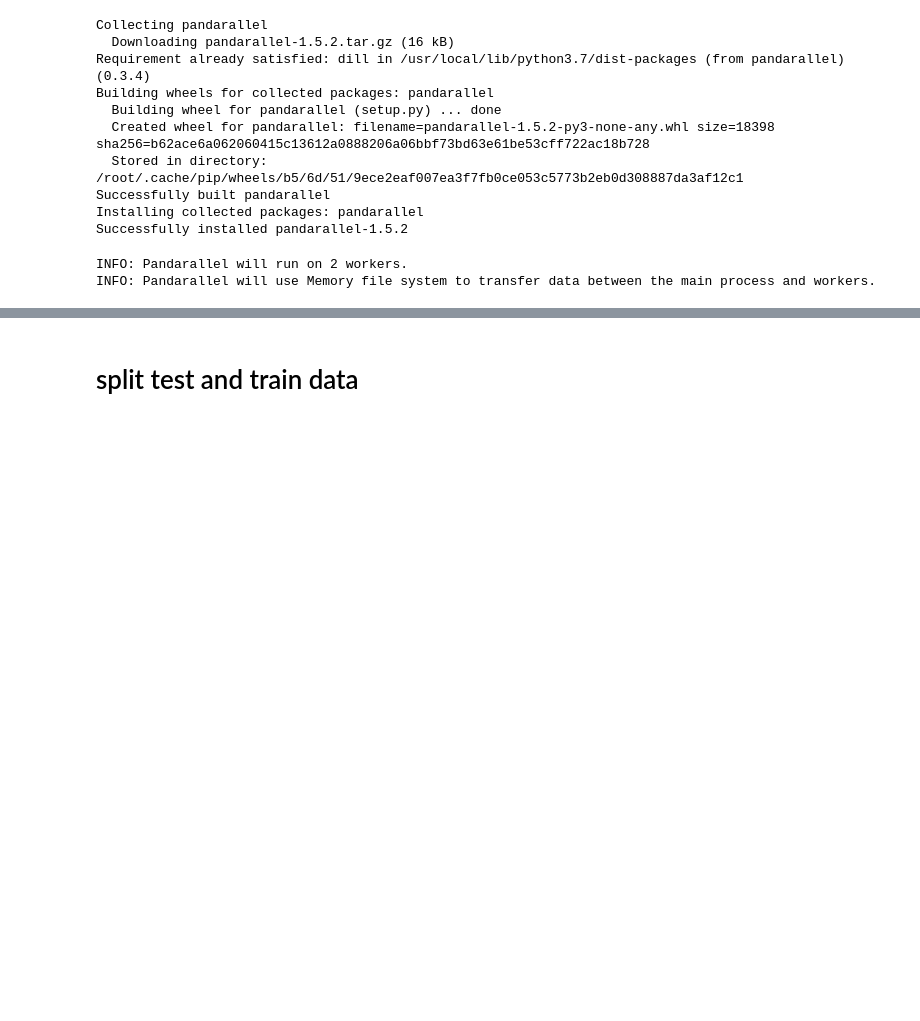
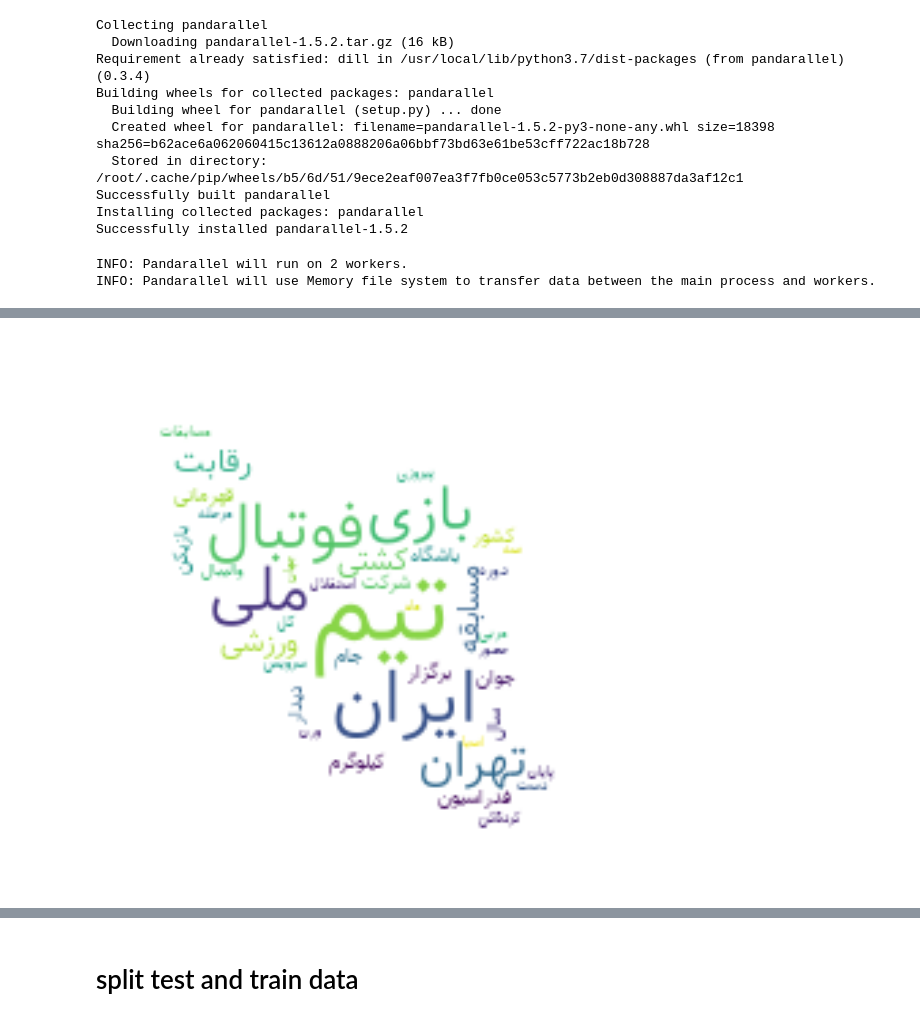
Before and after one commit to arminsoltan/mohaymen, a Jupyter notebook: Phase05/Text_Classification.ipynb, the cells around one changed output, grey strips where cells are left out. Cells and saved outputs as stored; diff of their text form; code cells hidden in the pictures; blank space fills up the shorter version.

```diff
--- a/Phase05/Text_Classification.ipynb
+++ b/Phase05/Text_Classification.ipynb
@@ -325,0 +336,20 @@ data.head()
+# %%
+import matplotlib.pyplot as plt
+import numpy as np
+from PIL import Image
+
+sport_df = data[data["category"] == "ورزش"]
+sport_content = ' '.join(content for content in sport_df["new_content"])
+
+
+# print(sport_content)
+mask_array = np.array(Image.open("/content/drive/MyDrive/Mohaymen/Phase05/iran.png"))
+
+wordcloud_sport = WordCloudFa(mask=mask_array, background_color='white', collocations=False).generate(sport_content)
+
+plt.figure(figsize=(10, 10))
+plt.imshow(wordcloud_sport, interpolation='bilinear')
+plt.axis('off')
+plt.show()
+# %% [output]
+[figure, added]
```
Also changed, not shown: parts of 43 cells of this notebook.
